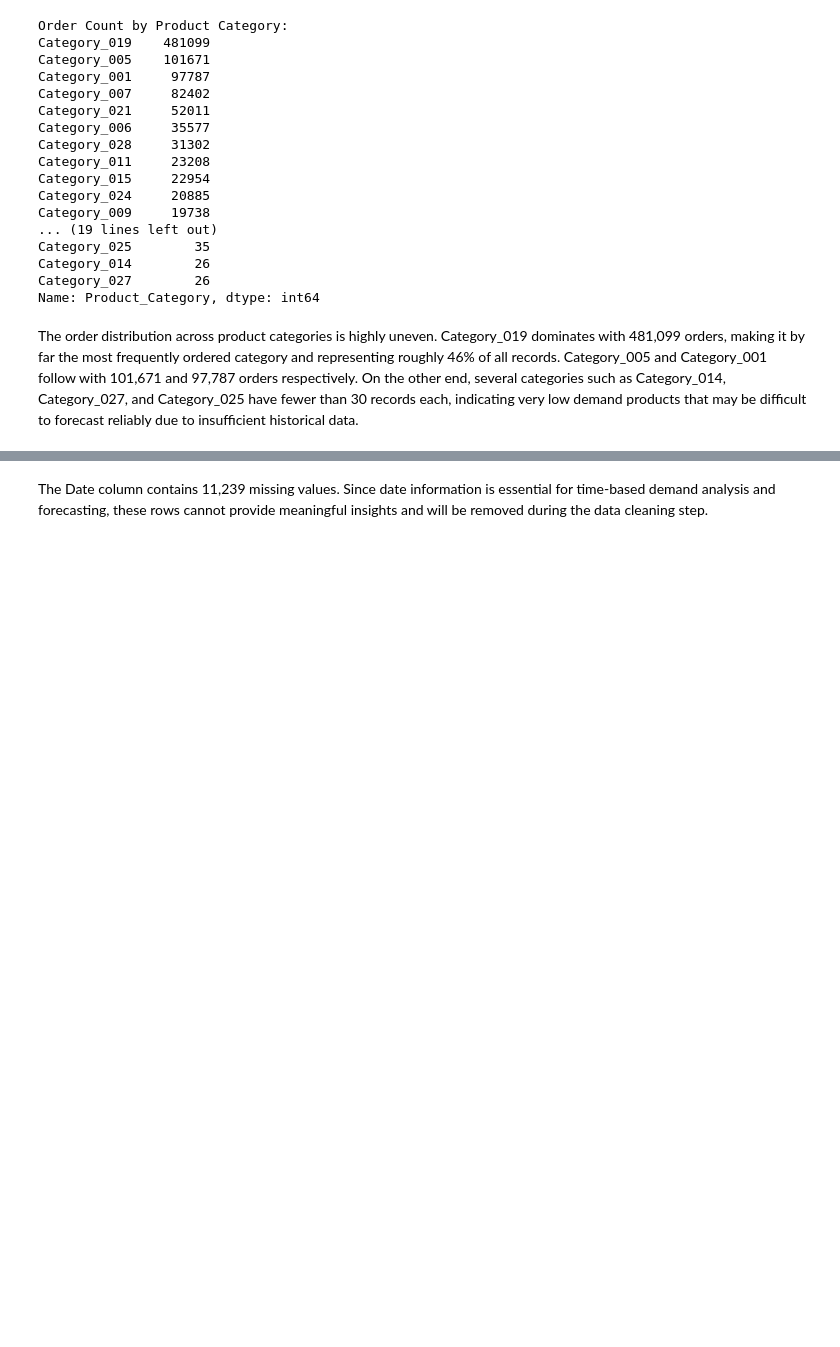
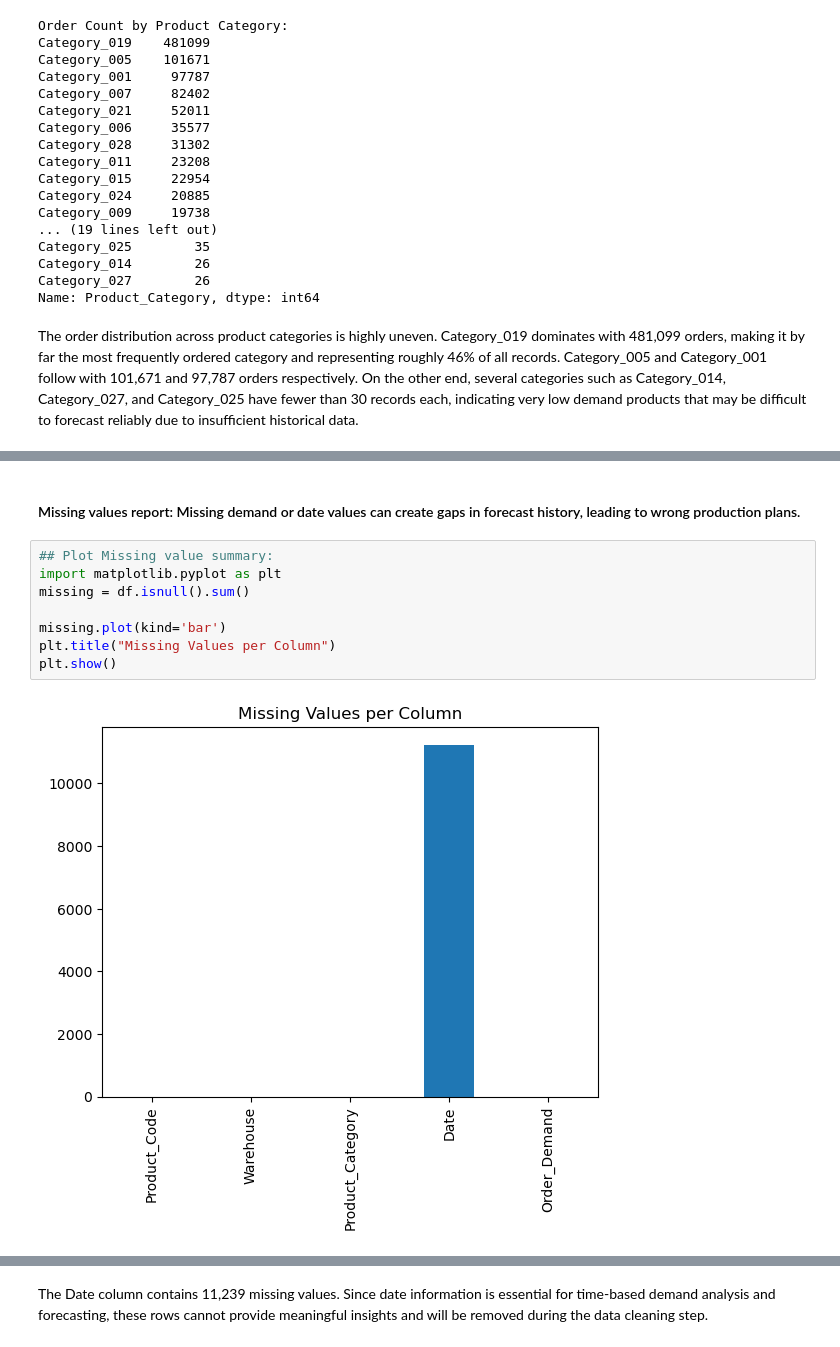
Before and after one commit to MayZinKo/Demand_Management_Industrial_Analytics_Project, a Jupyter notebook: Demand_Forecast_Formal.ipynb, the cells around one changed output, grey strips where cells are left out. Saved outputs shown, nothing was run; the diff lists cells and outputs as text; blank space fills up the shorter version.

```diff
--- a/Demand_Forecast_Formal.ipynb
+++ b/Demand_Forecast_Formal.ipynb
@@ -348,0 +389,12 @@ df.describe(include='all')
+# %% [markdown]
+#### Missing values report: Missing demand or date values can create gaps in forecast history, leading to wrong production plans.
+# %%
+## Plot Missing value summary:
+import matplotlib.pyplot as plt
+missing = df.isnull().sum()
+
+missing.plot(kind='bar')
+plt.title("Missing Values per Column")
+plt.show()
+# %% [output]
+[figure, added]
```
Also changed, not shown: parts of 97 cells of this notebook, 1 other file.
